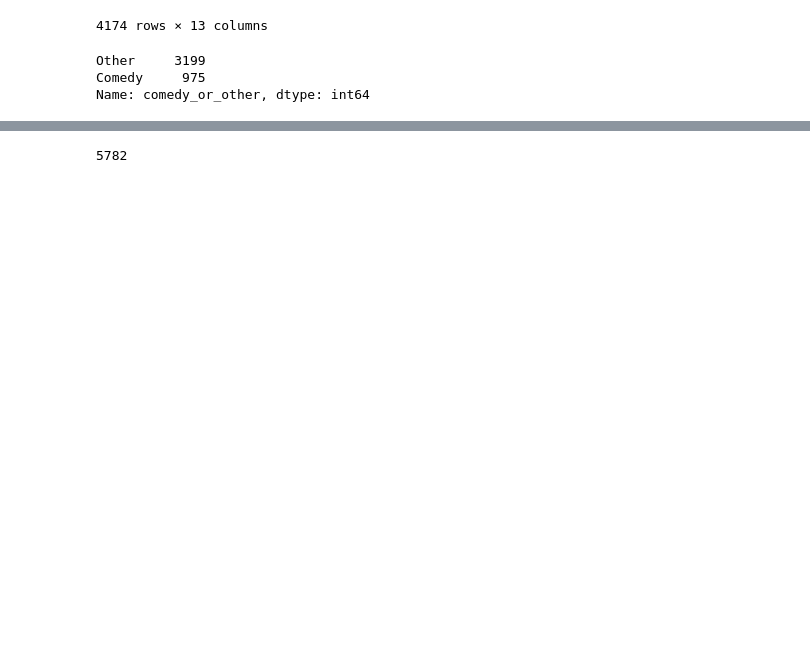
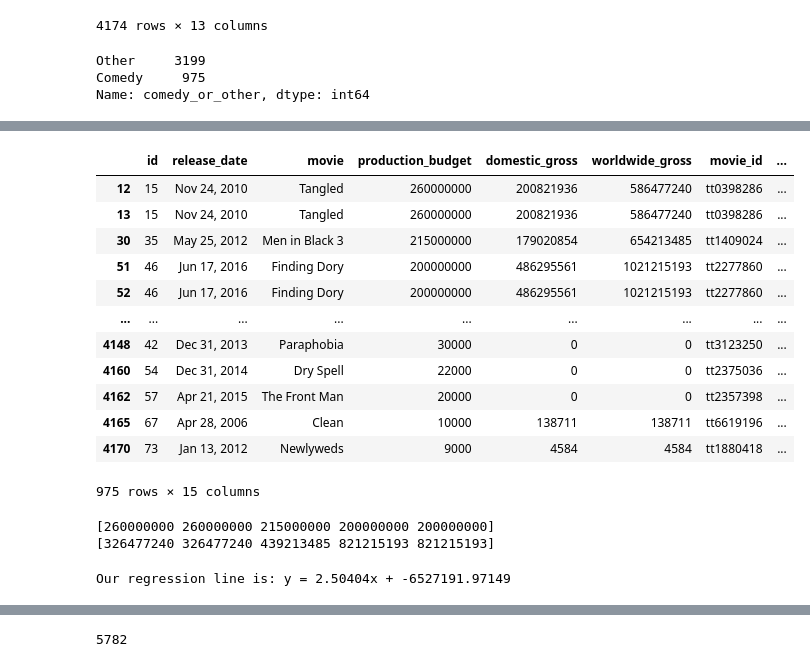
Before and after one commit to sangwon224/Movie_Studio_Strategy_Recommendation, a Jupyter notebook: Movie_Studio_Strategy_Recommendation.ipynb, the cells around one changed output, grey strips where cells are left out. Saved outputs shown, nothing was run; the diff lists cells and outputs as text; code cells hidden in the pictures; blank space fills up the shorter version.

```diff
--- a/Movie_Studio_Strategy_Recommendation.ipynb
+++ b/Movie_Studio_Strategy_Recommendation.ipynb
@@ -309,0 +315,44 @@ df_merged_mb
+# %%
+df_comedy
+# %% [output]
+|  | id | release_date | movie | production_budget | domestic_gross | worldwide_gross | movie_id | ... |
+| 12 | 15 | Nov 24, 2010 | Tangled | 260000000 | 200821936 | 586477240 | tt0398286 | ... |
+| 13 | 15 | Nov 24, 2010 | Tangled | 260000000 | 200821936 | 586477240 | tt0398286 | ... |
+| 30 | 35 | May 25, 2012 | Men in Black 3 | 215000000 | 179020854 | 654213485 | tt1409024 | ... |
+| 51 | 46 | Jun 17, 2016 | Finding Dory | 200000000 | 486295561 | 1021215193 | tt2277860 | ... |
+| 52 | 46 | Jun 17, 2016 | Finding Dory | 200000000 | 486295561 | 1021215193 | tt2277860 | ... |
+| ... | ... | ... | ... | ... | ... | ... | ... | ... |
+| 4148 | 42 | Dec 31, 2013 | Paraphobia | 30000 | 0 | 0 | tt3123250 | ... |
+| 4160 | 54 | Dec 31, 2014 | Dry Spell | 22000 | 0 | 0 | tt2375036 | ... |
+| 4162 | 57 | Apr 21, 2015 | The Front Man | 20000 | 0 | 0 | tt2357398 | ... |
+| 4165 | 67 | Apr 28, 2006 | Clean | 10000 | 138711 | 138711 | tt6619196 | ... |
+| 4170 | 73 | Jan 13, 2012 | Newlyweds | 9000 | 4584 | 4584 | tt1880418 | ... |
+975 rows × 15 columns
+# %%
+#Defining X variable as Production Budget
+#Defining Y Variable as Profit
+
+x_comedy_prod_budget = np.array(df_comedy['production_budget'])
+y_comedy_profit = np.array(df_comedy['profit'])
+
+#We are printing out just 5 values in each array to double check the math
+print(x_comedy_prod_budget[:5])
+print(y_comedy_profit[:5])
+# %% [output]
+[260000000 260000000 215000000 200000000 200000000]
+[326477240 326477240 439213485 821215193 821215193]
+# %%
+#Manually Build Out Linear Regression
+rho_comedy = np.corrcoef(x_comedy_prod_budget, y_comedy_profit)[0][1]
+s_y_comedy = y_comedy_profit.std()
+s_x_comedy = x_comedy_prod_budget.std()
+
+m_comedy = rho_comedy * s_y_comedy / s_x_comedy
+
+mean_y_comedy = y_comedy_profit.mean()
+mean_x_comedy = x_comedy_prod_budget.mean()
+c_comedy = mean_y_comedy - m_comedy * mean_x_comedy
+
+print(f"Our regression line is: y = {round(m_comedy, 5)}x + {round(c_comedy, 5)}")
+# %% [output]
+Our regression line is: y = 2.50404x + -6527191.97149
```
Also changed, not shown: parts of 9 cells of this notebook.
